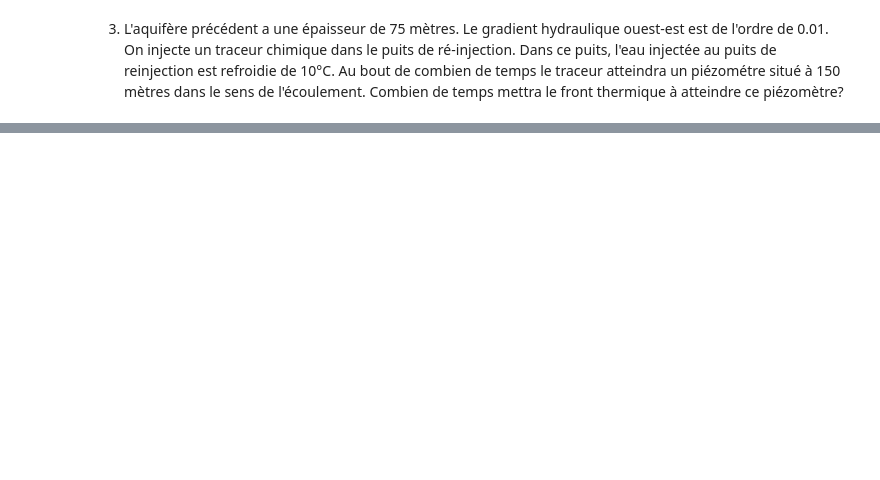
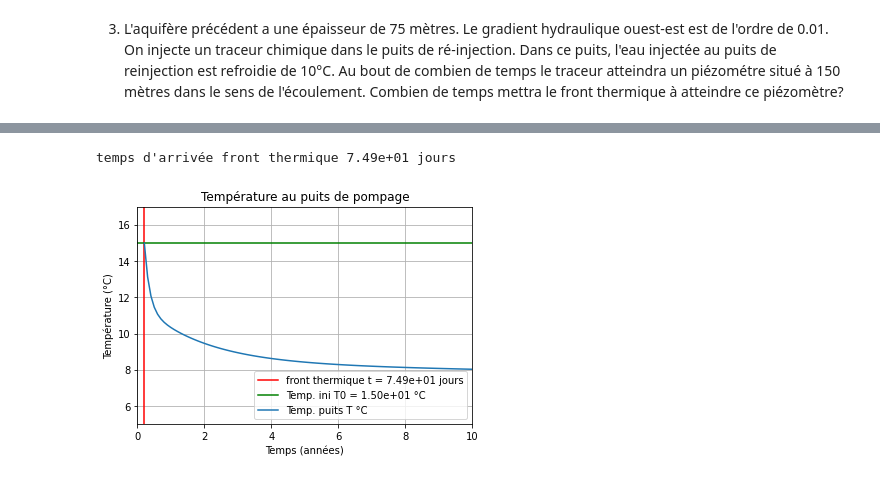
Before and after one commit to larroque852/NB_ENS3_geothermie, a Jupyter notebook: ENS3_GEOTH_EXO.ipynb, the cells around one changed output, grey strips where cells are left out. Drawn from its saved outputs; the diff is of its cells as text; code cells hidden in the pictures; blank space fills up the shorter version.

```diff
--- a/ENS3_GEOTH_EXO.ipynb
+++ b/ENS3_GEOTH_EXO.ipynb
@@ -1057,3 +1130,59 @@ Il présente les caractéristiques suivantes:
+# %%
+import numpy as np
+import scipy.special as sp
+import matplotlib.pyplot as plt
+
+Cm = 2.4e6 #volumetric heat capacity of the porous medium [J/m3/K]
+Cw = 4.18e6 #capacite thermique volumetrique eau [J/K/m3]
+
+omega = 10e-2 #porosite efficace
+i = 5e-3 #gradient hydraulique W-E
+Q = 6 # débit (L/s)
+rw = 100e-3/2  # distance piézomètre/puits (m) --> rayon puits
+
+d = 80 #distance doublet metre
+
+#aquifère
+T = 8.64 #m2/j
+b = 10 # (m)
+K = T / b # m/j
+
+#temperature
+theta_0 = 15 # °C temperature initiale aquifere
+theta_inj = 5 # °C temperature reinjection
+
+#cohenrece unités SI
+Q = Q * 1e-3 * 24 * 3600 #m3/j
+
+#CALCUL SANS GRADIENT HYDRAULIQUE
+#temps arrivee front thermique
+#t_the = np.pi * b * d ** 2 /3 * Cm / Cw / Q # sans ecoulement regional
+t_the = (Cm / Cw) * (d / K / i) * ((beta / np.sqrt(beta - 1)) * np.arctan(1 / np.sqrt(beta - 1)) - 1) #avec ecoulement regional
+
+print("temps d'arrivée front thermique {:.2e}".format(tF_therm),"jours")
+
+#evolution temperature post-percee au puits de pompage
+# temps doit etre en années
+t = np.linspace(t_the/365,10,100)
+
+t_out = (0.338 * np.exp(-0.0023*(t/(t_the/365))) + 0.337 * np.exp(-0.1093 * t/(t_the/365))
+         + 1.368 * np.exp(-1.3343*t/(t_the/365))) * (theta_0 - theta_inj) + theta_inj
+
+plt.title('Température au puits de pompage')
+plt.xlabel('Temps (années)')
+plt.xlim(0, 10)
+plt.ylim(theta_inj, theta_0 + 2)
+plt.ylabel('Température (°C)')
+plt.grid()
+plt.axvline(x=t_the/365, color = 'red', label='front thermique t = {:.2e} jours'.format(t_the))
+plt.axhline(y=theta_0, color = 'green', label='Temp. ini T0 = {:.2e} °C'.format(theta_0))
+
+plt.plot(t,t_out, label='Temp. puits T °C')
+plt.legend()
+plt.show()
+# %% [output]
+temps d'arrivée front thermique 7.49e+01 jours
+[figure, added]
 # %%
 #code source ATTARD
 
```
Also changed, not shown: parts of 9 cells of this notebook.
